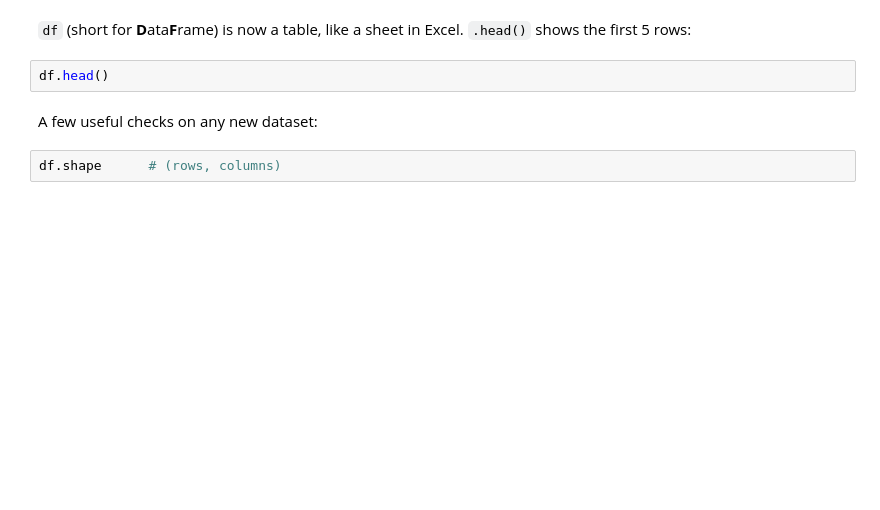
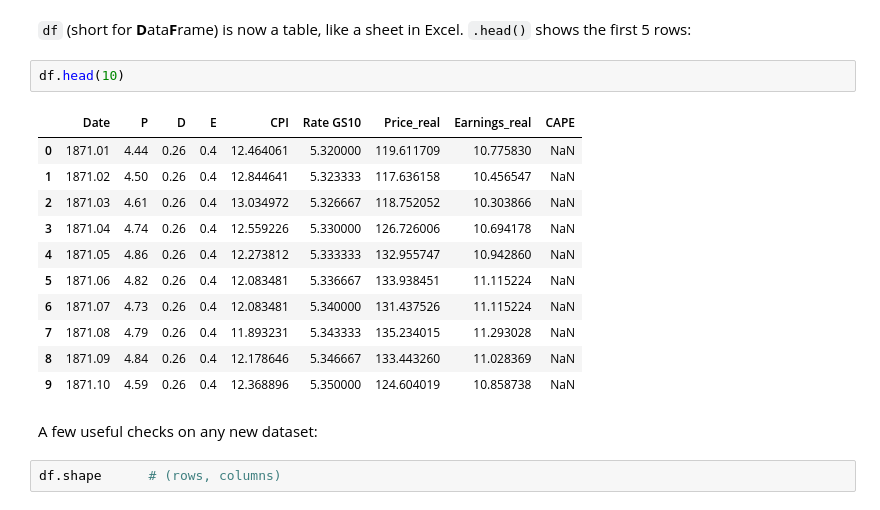
Before and after one commit to MarcoUzzauLSE/MarcoUzzauLSE.github.io, a Jupyter notebook: weeks/week03/notebooks/DS3_2_Requests_Shiller.ipynb, the cells around one changed output. Cells and saved outputs as stored; diff of their text form; blank space fills up the shorter version.

```diff
--- a/weeks/week03/notebooks/DS3_2_Requests_Shiller.ipynb
+++ b/weeks/week03/notebooks/DS3_2_Requests_Shiller.ipynb
@@ -108,7 +124,19 @@ df = pd.read_csv(csv_url, dtype={'Date': str})   # read the Date column as text
 # %% [markdown]
 `df` (short for **D**ata**F**rame) is now a table, like a sheet in Excel. `.head()` shows the first 5 rows:
 # %%
-df.head()
+df.head(10)
+# %% [output]
+|  | Date | P | D | E | CPI | Rate GS10 | Price_real | Earnings_real | CAPE |
+| 0 | 1871.01 | 4.44 | 0.26 | 0.4 | 12.464061 | 5.320000 | 119.611709 | 10.775830 | NaN |
+| 1 | 1871.02 | 4.50 | 0.26 | 0.4 | 12.844641 | 5.323333 | 117.636158 | 10.456547 | NaN |
+| 2 | 1871.03 | 4.61 | 0.26 | 0.4 | 13.034972 | 5.326667 | 118.752052 | 10.303866 | NaN |
+| 3 | 1871.04 | 4.74 | 0.26 | 0.4 | 12.559226 | 5.330000 | 126.726006 | 10.694178 | NaN |
+| 4 | 1871.05 | 4.86 | 0.26 | 0.4 | 12.273812 | 5.333333 | 132.955747 | 10.942860 | NaN |
+| 5 | 1871.06 | 4.82 | 0.26 | 0.4 | 12.083481 | 5.336667 | 133.938451 | 11.115224 | NaN |
+| 6 | 1871.07 | 4.73 | 0.26 | 0.4 | 12.083481 | 5.340000 | 131.437526 | 11.115224 | NaN |
+| 7 | 1871.08 | 4.79 | 0.26 | 0.4 | 11.893231 | 5.343333 | 135.234015 | 11.293028 | NaN |
+| 8 | 1871.09 | 4.84 | 0.26 | 0.4 | 12.178646 | 5.346667 | 133.443260 | 11.028369 | NaN |
+| 9 | 1871.10 | 4.59 | 0.26 | 0.4 | 12.368896 | 5.350000 | 124.604019 | 10.858738 | NaN |
 # %% [markdown]
 A few useful checks on any new dataset:
 # %%
```
Also changed, not shown: parts of 16 cells of this notebook.
